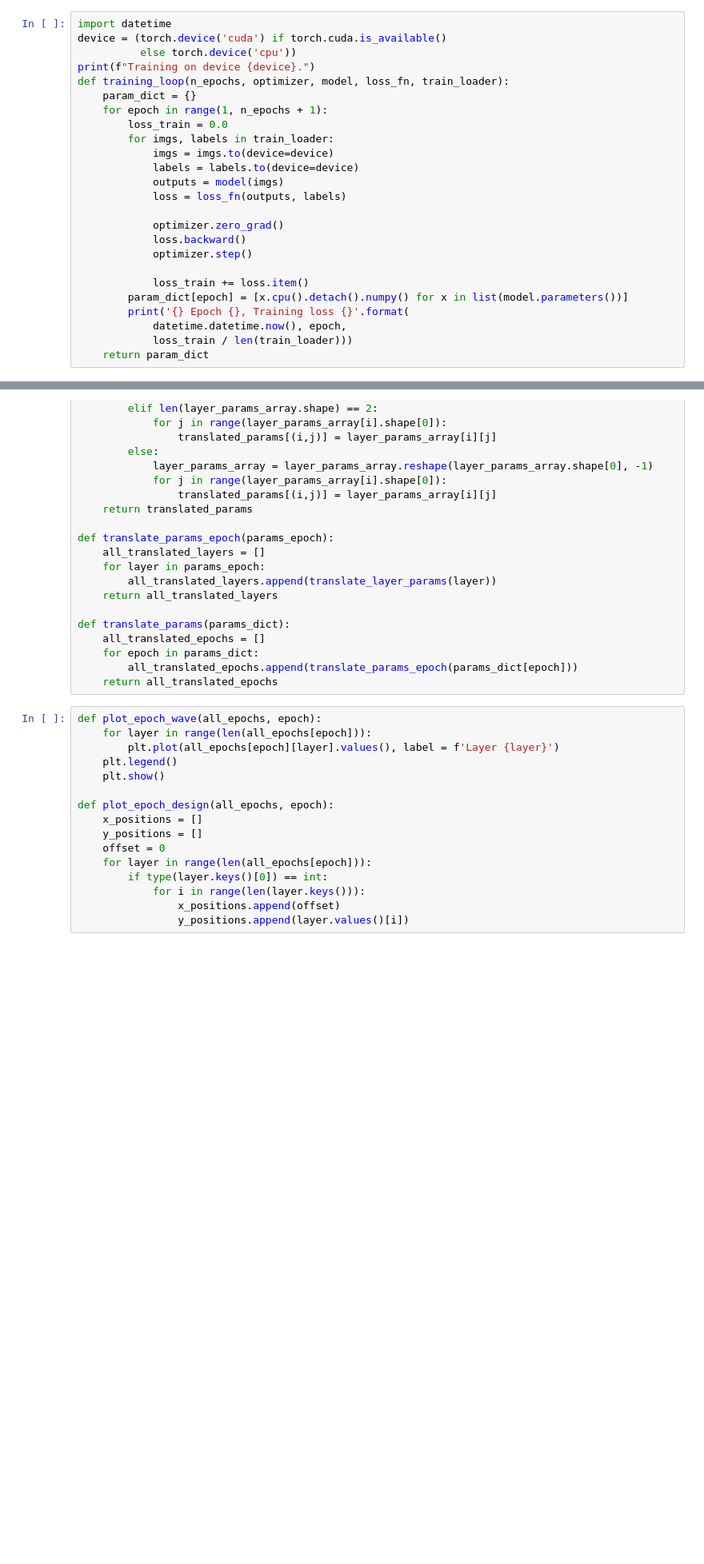
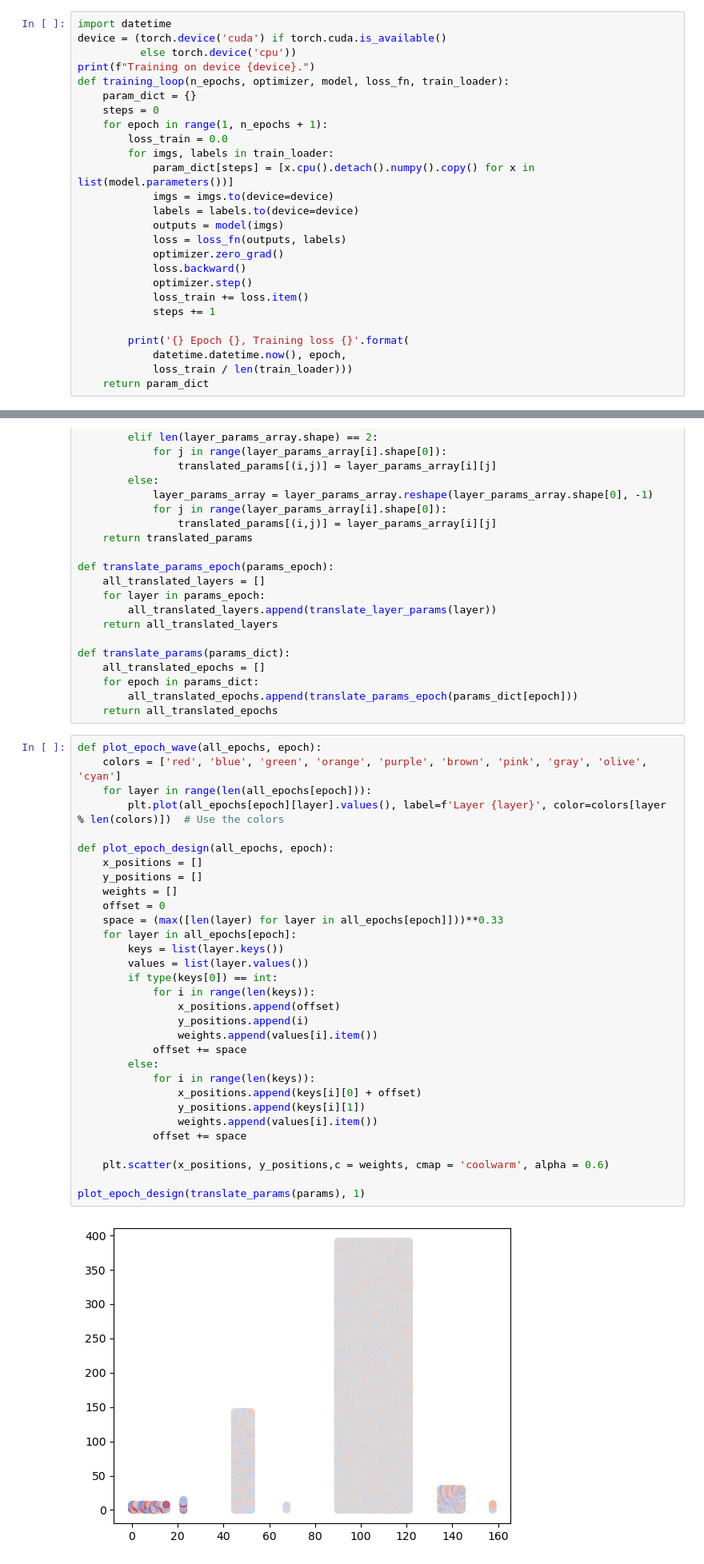
Before and after one commit to jaime-carbo/mnist-tfg, a Jupyter notebook: mnist.ipynb, the cells around one changed output, grey strips where cells are left out. Shown at 80% size. Drawn from its saved outputs; the diff is of its cells as text; blank space fills up the shorter version.

Commit message:
videos with different frames of training

```diff
--- a/mnist.ipynb
+++ b/mnist.ipynb
@@ -116,20 +114,21 @@ device = (torch.device('cuda') if torch.cuda.is_available()
 print(f"Training on device {device}.")
 def training_loop(n_epochs, optimizer, model, loss_fn, train_loader):
     param_dict = {}
+    steps = 0
     for epoch in range(1, n_epochs + 1):
         loss_train = 0.0
         for imgs, labels in train_loader:
+            param_dict[steps] = [x.cpu().detach().numpy().copy() for x in list(model.parameters())]
             imgs = imgs.to(device=device)
             labels = labels.to(device=device)
             outputs = model(imgs)
             loss = loss_fn(outputs, labels)
-
             optimizer.zero_grad()
             loss.backward()
             optimizer.step()
+            loss_train += loss.item()
+            steps += 1
 
-            loss_train += loss.item()
-        param_dict[epoch] = [x.cpu().detach().numpy() for x in list(model.parameters())]
         print('{} Epoch {}, Training loss {}'.format(
             datetime.datetime.now(), epoch,
             loss_train / len(train_loader)))
@@ -218,17 +225,34 @@ def translate_params(params_dict):
     return all_translated_epochs
 # %%
 def plot_epoch_wave(all_epochs, epoch):
+    colors = ['red', 'blue', 'green', 'orange', 'purple', 'brown', 'pink', 'gray', 'olive', 'cyan']
     for layer in range(len(all_epochs[epoch])):
-        plt.plot(all_epochs[epoch][layer].values(), label = f'Layer {layer}')
-    plt.legend()
-    plt.show()
+        plt.plot(all_epochs[epoch][layer].values(), label=f'Layer {layer}', color=colors[layer % len(colors)])  # Use the colors
 
 def plot_epoch_design(all_epochs, epoch):
     x_positions = []
     y_positions = []
+    weights = []
     offset = 0
-    for layer in range(len(all_epochs[epoch])):
-        if type(layer.keys()[0]) == int:
-            for i in range(len(layer.keys())):
+    space = (max([len(layer) for layer in all_epochs[epoch]]))**0.33
+    for layer in all_epochs[epoch]:
+        keys = list(layer.keys())
+        values = list(layer.values())
+        if type(keys[0]) == int:
+            for i in range(len(keys)):
                 x_positions.append(offset)
-                y_positions.append(layer.values()[i])
+                y_positions.append(i)
+                weights.append(values[i].item())
+            offset += space
+        else:
+            for i in range(len(keys)):
+                x_positions.append(keys[i][0] + offset)
+                y_positions.append(keys[i][1])
+                weights.append(values[i].item())
+            offset += space
+
+    plt.scatter(x_positions, y_positions,c = weights, cmap = 'coolwarm', alpha = 0.6)
+
+plot_epoch_design(translate_params(params), 1)
+# %% [output]
+[figure, added]
```
Also changed, not shown: parts of 5 cells of this notebook, 1 other file.
